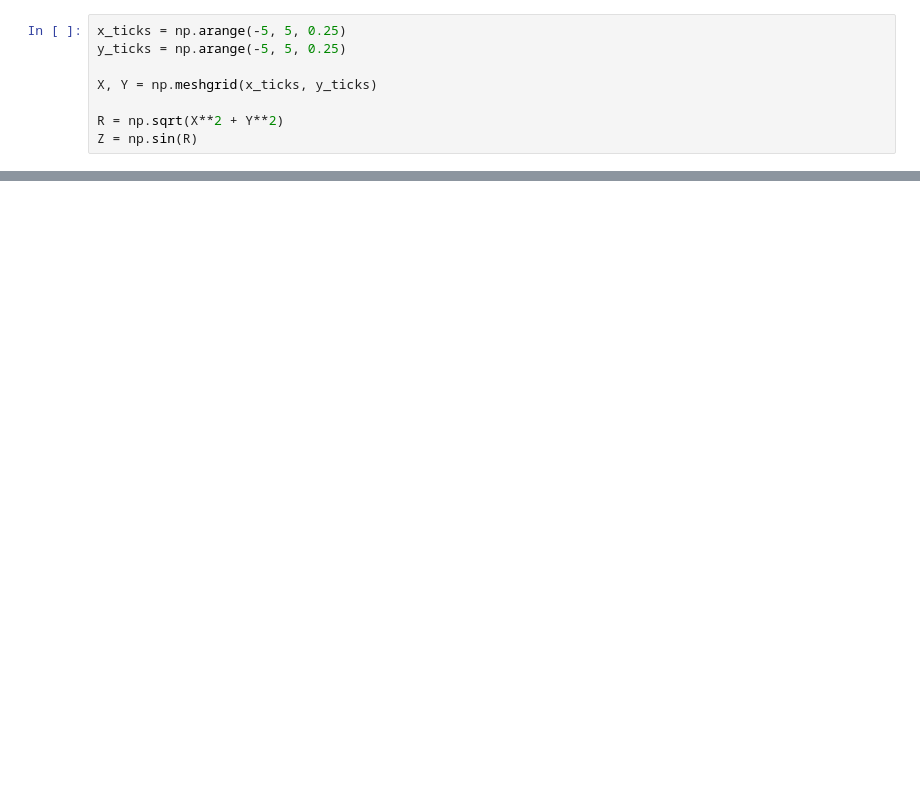
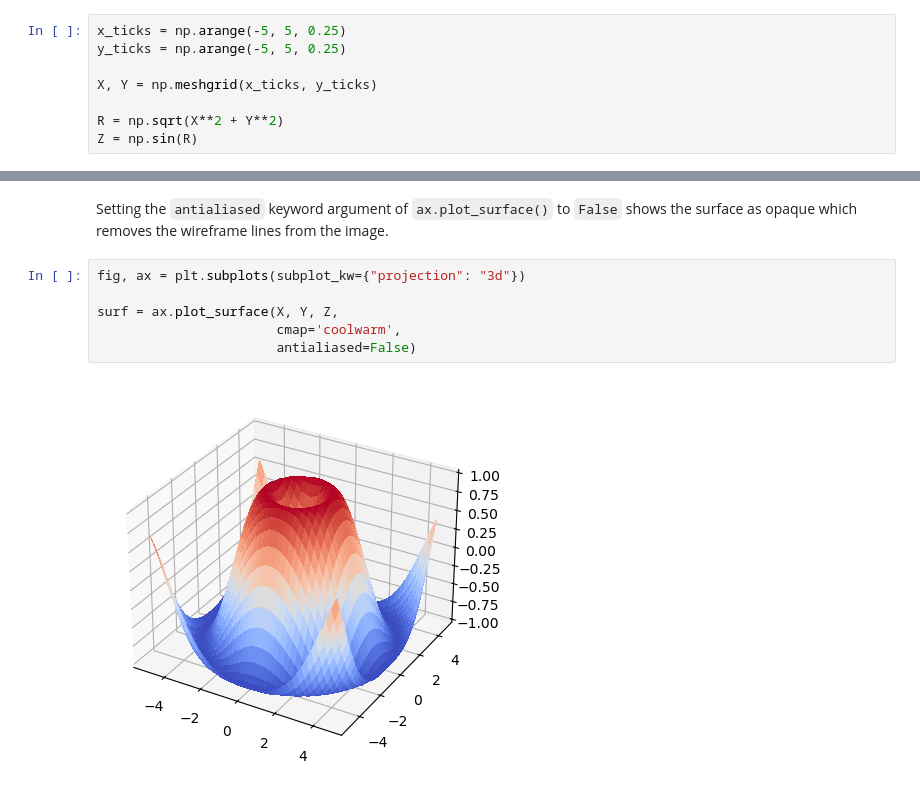
Before and after one commit to jkantorow/nucommlab-datavis-workshop, a Jupyter notebook: day-2/b_3d_surface_contour.ipynb, the cells around one changed output, grey strips where cells are left out. Drawn from its saved outputs; the diff is of its cells as text; blank space fills up the shorter version.

```diff
--- a/day-2/b_3d_surface_contour.ipynb
+++ b/day-2/b_3d_surface_contour.ipynb
@@ -91,0 +42,10 @@ fig.colorbar(surf_2, shrink=0.5, aspect=5)
+# %% [markdown]
+Setting the `antialiased` keyword argument of `ax.plot_surface()` to `False` shows the surface as opaque which removes the wireframe lines from the image.
+# %%
+fig, ax = plt.subplots(subplot_kw={"projection": "3d"})
+
+surf = ax.plot_surface(X, Y, Z,
+                       cmap='coolwarm',
+                       antialiased=False)
+# %% [output]
+[figure, added]
```
Also changed, not shown: parts of 18 cells of this notebook.
